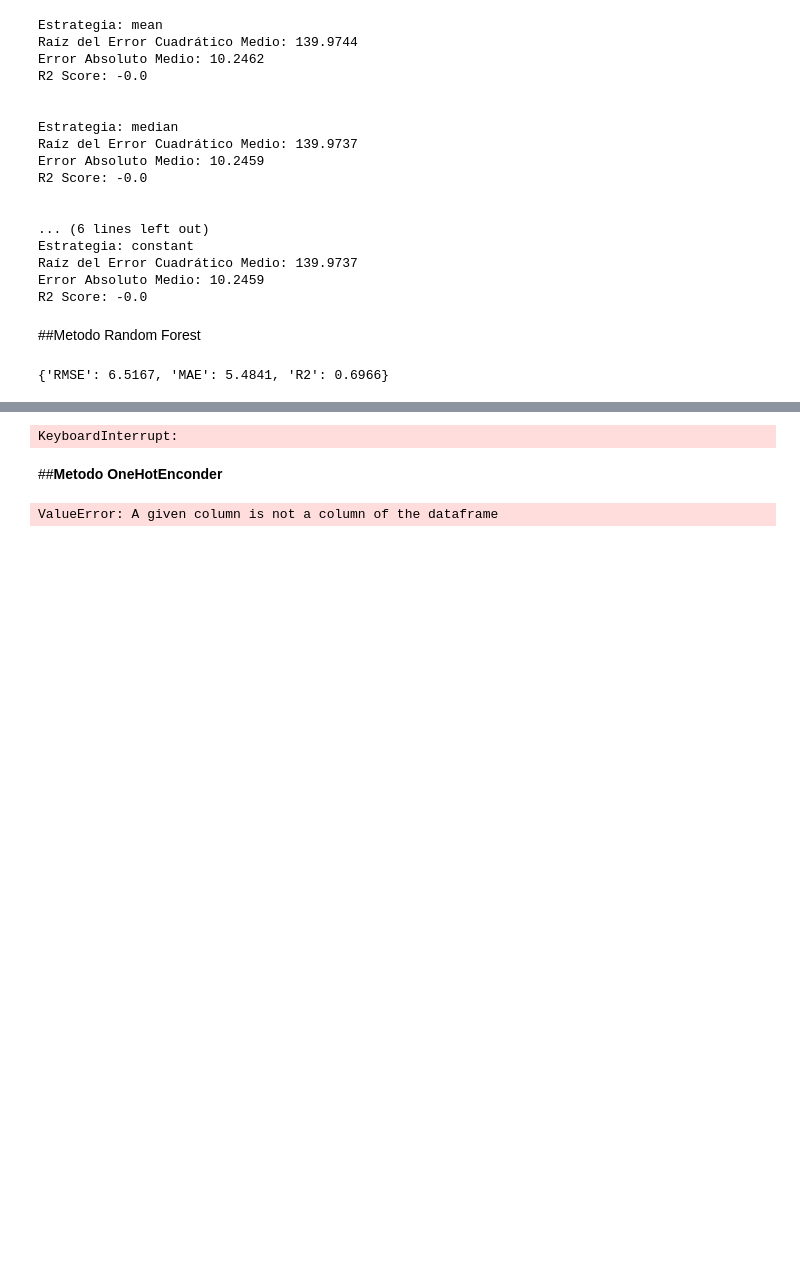
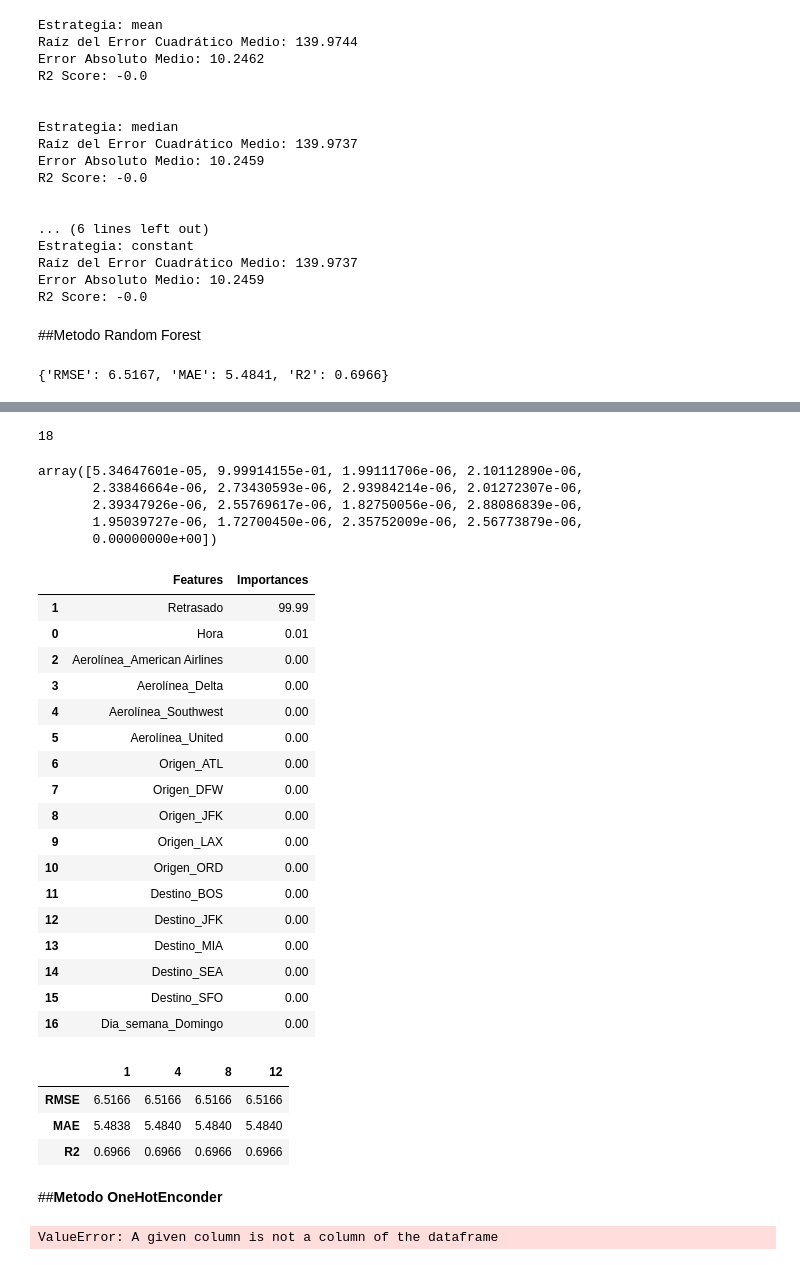
Before and after one commit to Ivan8Garcia/Proyecto_NoCountry, a Jupyter notebook: Vuelos.ipynb, the cells around one changed output, grey strips where cells are left out. Cells and saved outputs as stored; diff of their text form; code cells hidden in the pictures; blank space fills up the shorter version.

```diff
--- a/Vuelos.ipynb
+++ b/Vuelos.ipynb
@@ -483,13 +490,67 @@ cv_resultados
  'test_RMSE': array([-6.5154207 , -6.51836522, -6.51115025, -6.52991252, -6.51376231]),
  'test_MAE': array([-5.48702873, -5.48667041, -5.47918971, -5.49948697, -5.48095653]),
  'test_R2': array([0.69695696, 0.69647215, 0.69687231, 0.69561526, 0.69664397])}
+# %%
+len(df.columns)
+# %% [output]
+18
+# %%
+modelo.feature_importances_
+# %% [output]
+array([5.34647601e-05, 9.99914155e-01, 1.99111706e-06, 2.10112890e-06,
+       2.33846664e-06, 2.73430593e-06, 2.93984214e-06, 2.01272307e-06,
+       2.39347926e-06, 2.55769617e-06, 1.82750056e-06, 2.88086839e-06,
+       1.95039727e-06, 1.72700450e-06, 2.35752009e-06, 2.56773879e-06,
+       0.00000000e+00])
+# %%
+importances= modelo.feature_importances_
+# %%
+feature_importances=pd.DataFrame({"Features":X.columns,"Importances":(importances*100).round(2)}).sort_values("Importances",ascending=False)
+feature_importances
+# %% [output]
+|  | Features | Importances |
+| 1 | Retrasado | 99.99 |
+| 0 | Hora | 0.01 |
+| 2 | Aerolínea_American Airlines | 0.00 |
+| 3 | Aerolínea_Delta | 0.00 |
+| 4 | Aerolínea_Southwest | 0.00 |
+| 5 | Aerolínea_United | 0.00 |
+| 6 | Origen_ATL | 0.00 |
+| 7 | Origen_DFW | 0.00 |
+| 8 | Origen_JFK | 0.00 |
+| 9 | Origen_LAX | 0.00 |
+| 10 | Origen_ORD | 0.00 |
+| 11 | Destino_BOS | 0.00 |
+| 12 | Destino_JFK | 0.00 |
+| 13 | Destino_MIA | 0.00 |
+| 14 | Destino_SEA | 0.00 |
+| 15 | Destino_SFO | 0.00 |
+| 16 | Dia_semana_Domingo | 0.00 |
+# %%
+resultados=pd.DataFrame(index=["RMSE","MAE","R2"])
+model_features=RandomForestRegressor(max_depth=5,random_state=42)
+ct_features= [i if i !=0 else 1 for i in range(0,16,4)]
+
+for i in ct_features:
+  selected_features= feature_importances["Features"].values[:i]
+  X_train_sel= X_train[selected_features]
+  X_test_sel= X_test[selected_features]
+  model_features.fit(X_train_sel,y_train)
+  y_pred=model_features.predict(X_test_sel)
+  metricas=calcular_regresion(y_test,y_pred)
+  resultados[i]= list(metricas.values())
+
+resultados
+# %% [output]
+|  | 1 | 4 | 8 | 12 |
+| RMSE | 6.5166 | 6.5166 | 6.5166 | 6.5166 |
+| MAE | 5.4838 | 5.4840 | 5.4840 | 5.4840 |
+| R2 | 0.6966 | 0.6966 | 0.6966 | 0.6966 |
 # %%
-from sklearn.ensemble import RandomForestClassifier
-rf= RandomForestClassifier(max_depth = 10, random_state=42)
-rf.fit(pd.DataFrame(X_train), y_train)
-rf.score(X_test,y_test)
+#from sklearn.ensemble import RandomForestClassifier
+#rf= RandomForestClassifier(max_depth = 10, random_state=42)
+#rf.fit(pd.DataFrame(X_train), y_train)
+#rf.score(X_test,y_test)
-# %% [output]
-KeyboardInterrupt:
 # %% [markdown]
 ##**Metodo OneHotEnconder**
 # %%
```
Also changed, not shown: parts of 4 cells of this notebook.
